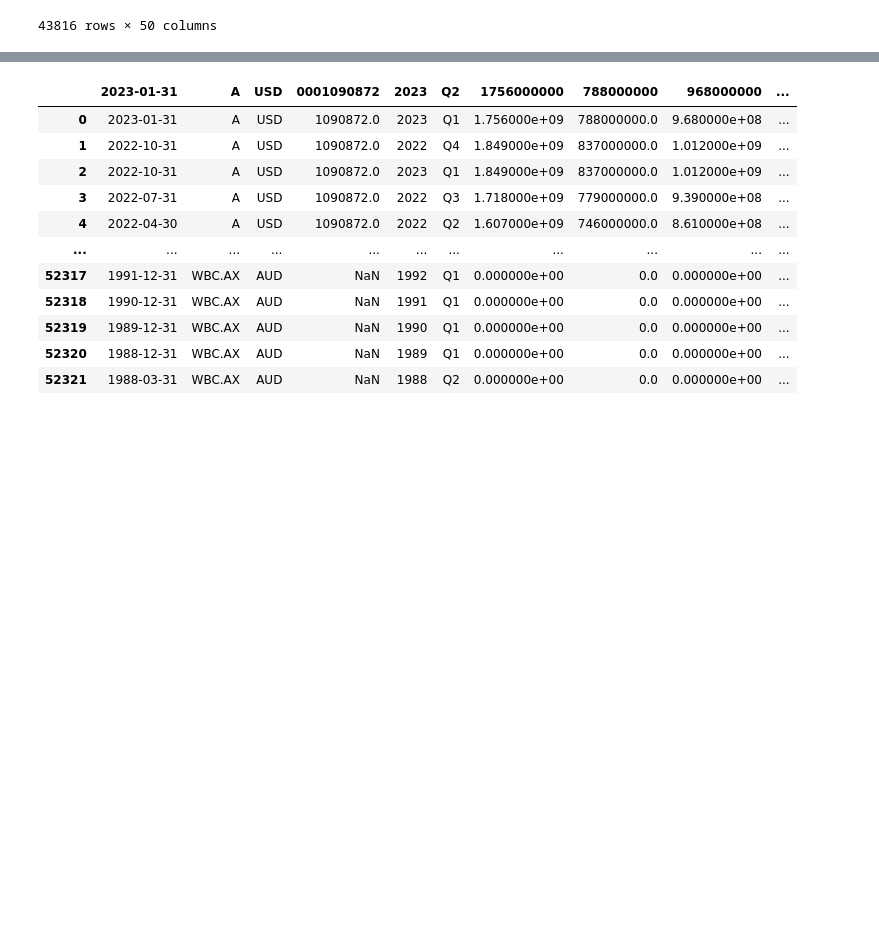
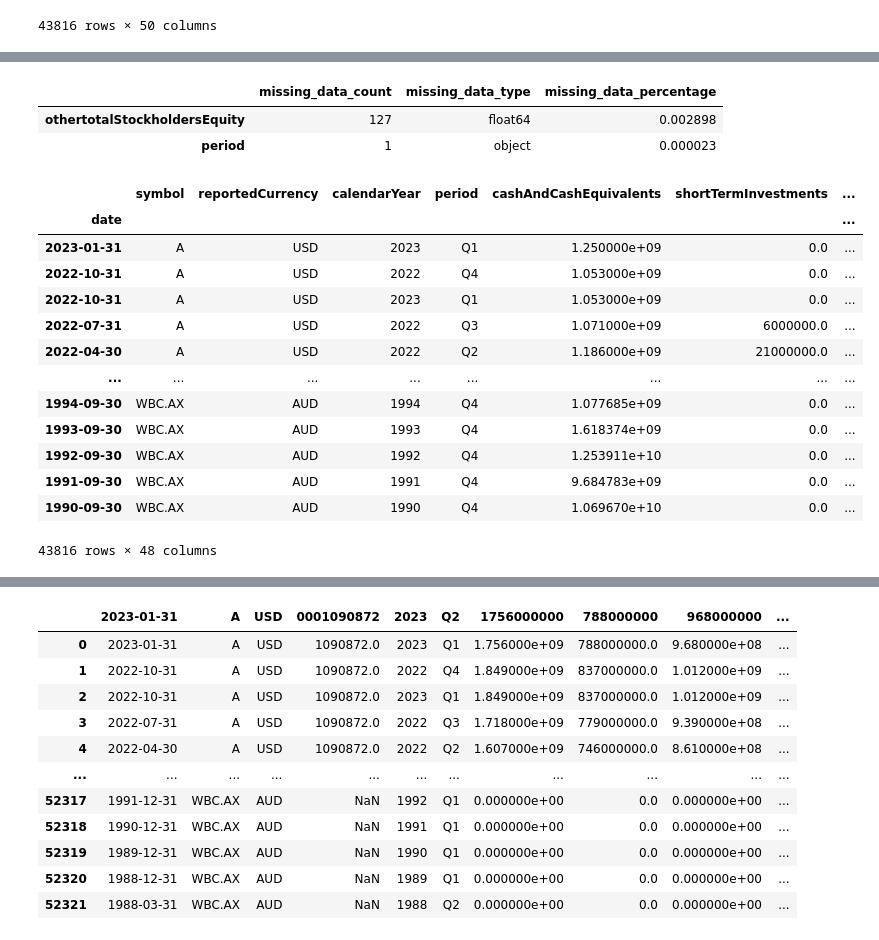
Before and after one commit to veeyuen/credit-spreads, a Jupyter notebook: build_dataframe.ipynb, the cells around one changed output, grey strips where cells are left out. Cells and saved outputs as stored; diff of their text form; code cells hidden in the pictures; blank space fills up the shorter version.

```diff
--- a/build_dataframe.ipynb
+++ b/build_dataframe.ipynb
@@ -381,0 +230,30 @@ ValueError: Input X contains infinity or a value too large for dtype('float64').
+# %%
+# Define missing values
+# Use .loc to return values of cells matching condition
+
+BS_missing_data = pd.DataFrame(balance_sheet.isna().sum().loc[balance_sheet.isna().sum() > 0], columns=['missing_data_count'])
+BS_missing_data['missing_data_type'] = balance_sheet.dtypes
+BS_missing_data['missing_data_percentage'] = BS_missing_data['missing_data_count'] / len(balance_sheet)
+BS_missing_data = BS_missing_data.sort_values(by='missing_data_percentage', ascending=False)
+BS_missing_data
+# %% [output]
+|  | missing_data_count | missing_data_type | missing_data_percentage |
+| othertotalStockholdersEquity | 127 | float64 | 0.002898 |
+| period | 1 | object | 0.000023 |
+# %%
+balance_sheet
+# %% [output]
+|  | symbol | reportedCurrency | calendarYear | period | cashAndCashEquivalents | shortTermInvestments | ... |
+| date |  |  |  |  |  |  | ... |
+| 2023-01-31 | A | USD | 2023 | Q1 | 1.250000e+09 | 0.0 | ... |
+| 2022-10-31 | A | USD | 2022 | Q4 | 1.053000e+09 | 0.0 | ... |
+| 2022-10-31 | A | USD | 2023 | Q1 | 1.053000e+09 | 0.0 | ... |
+| 2022-07-31 | A | USD | 2022 | Q3 | 1.071000e+09 | 6000000.0 | ... |
+| 2022-04-30 | A | USD | 2022 | Q2 | 1.186000e+09 | 21000000.0 | ... |
+| ... | ... | ... | ... | ... | ... | ... | ... |
+| 1994-09-30 | WBC.AX | AUD | 1994 | Q4 | 1.077685e+09 | 0.0 | ... |
+| 1993-09-30 | WBC.AX | AUD | 1993 | Q4 | 1.618374e+09 | 0.0 | ... |
+| 1992-09-30 | WBC.AX | AUD | 1992 | Q4 | 1.253911e+10 | 0.0 | ... |
+| 1991-09-30 | WBC.AX | AUD | 1991 | Q4 | 9.684783e+09 | 0.0 | ... |
+| 1990-09-30 | WBC.AX | AUD | 1990 | Q4 | 1.069670e+10 | 0.0 | ... |
+43816 rows × 48 columns
```
Also changed, not shown: parts of 53 cells of this notebook.
